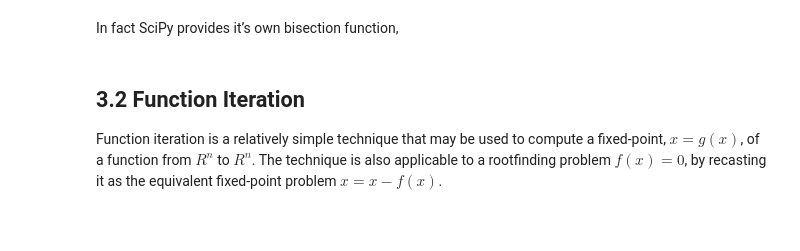
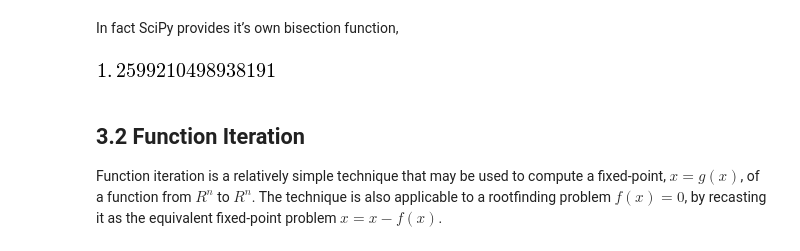
Before and after one commit to lnsongxf/Applied_Computational_Economics_and_Finance, a Jupyter notebook: Chapter03.ipynb, the cells around one changed output. Saved outputs shown, nothing was run; the diff lists cells and outputs as text; code cells hidden in the pictures; blank space fills up the shorter version.

```diff
--- a/Chapter03.ipynb
+++ b/Chapter03.ipynb
@@ -81,0 +88,4 @@ https://en.wikipedia.org/wiki/Bisection_method
+# %%
+x = np.linspace(0,3,100)
+plot(x,x**3-2)
+plot(x, x-x)
@@ -101,9 +115,11 @@ def bisect(f, a, b, tol=10e-5):
 In fact SciPy provides it’s own bisection function,
 # %%
 from scipy.optimize import bisect
-
-f = lambda x: np.sin(4 * (x - 0.25)) + x + x**20 - 1
-bisect(f, 0, 1)
+f =lambda x: x**3-2
+#f = lambda x: np.sin(4 * (x - 0.25)) + x + x**20 - 1
+bisect(f, 0, 2)
+# %% [output]
+[figure, added]
 # %% [markdown]
 ## 3.2 Function Iteration
 Function iteration is a relatively simple technique that may be used to compute a
```
Also changed, not shown: parts of 32 cells of this notebook, 1 other file.
